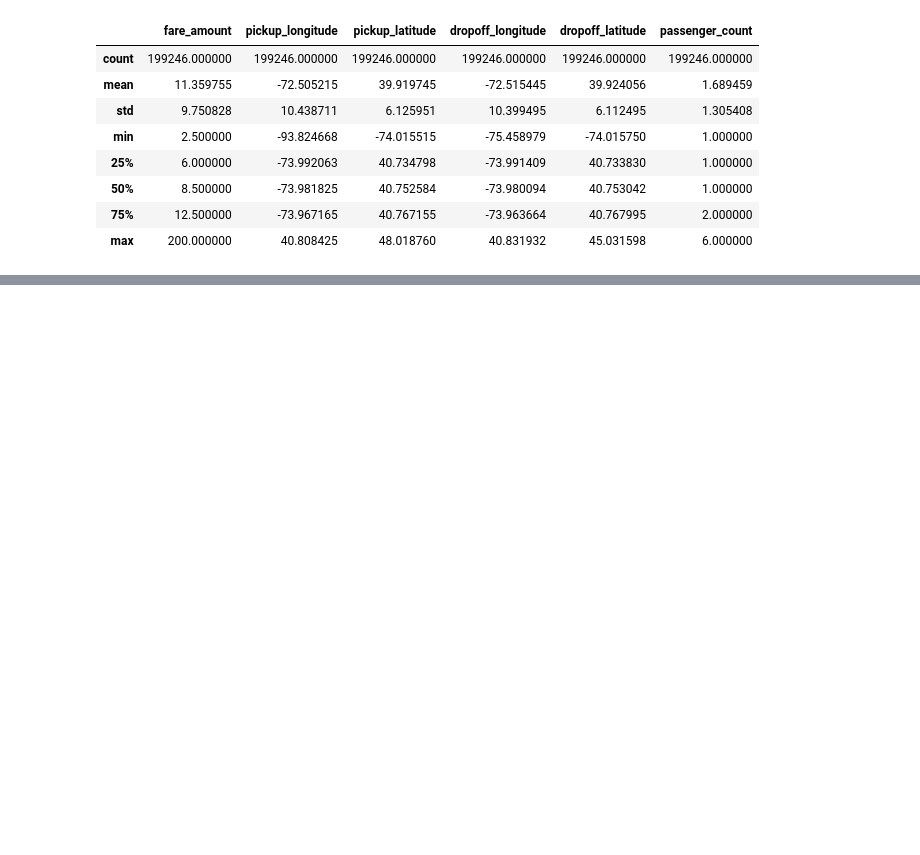
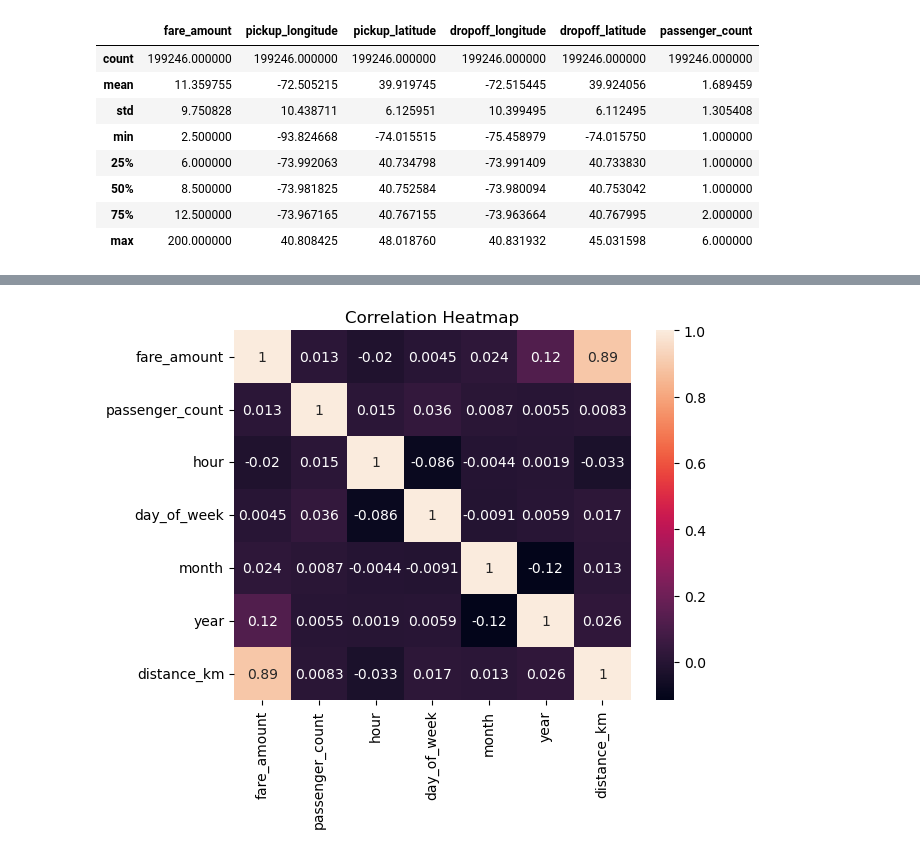
Before and after one commit to ZAKXIES2006/UBER-RIDE-PRICE-PREDICTION, a Jupyter notebook: UberPricePredictor.ipynb, the cells around one changed output, grey strips where cells are left out. Drawn from its saved outputs; the diff is of its cells as text; code cells hidden in the pictures; blank space fills up the shorter version.

```diff
--- a/UberPricePredictor.ipynb
+++ b/UberPricePredictor.ipynb
@@ -179,0 +203,4 @@ df1.describe()
+# %%
+#a correlation table which gives an idea of the closeness between variables.
+correlation_table=df1.corr()
+correlation_table
@@ -179,0 +216,12 @@ df1.describe()
+# %%
+# a heatmap showing the correlation of all the variables
+
+import seaborn as sns
+import matplotlib.pyplot as plt
+
+# Heatmap
+sns. heatmap(correlation_table,annot=True)
+plt.title('Correlation Heatmap')
+plt.show()
+# %% [output]
+[figure, added]
```
Also changed, not shown: parts of 14 cells of this notebook.
